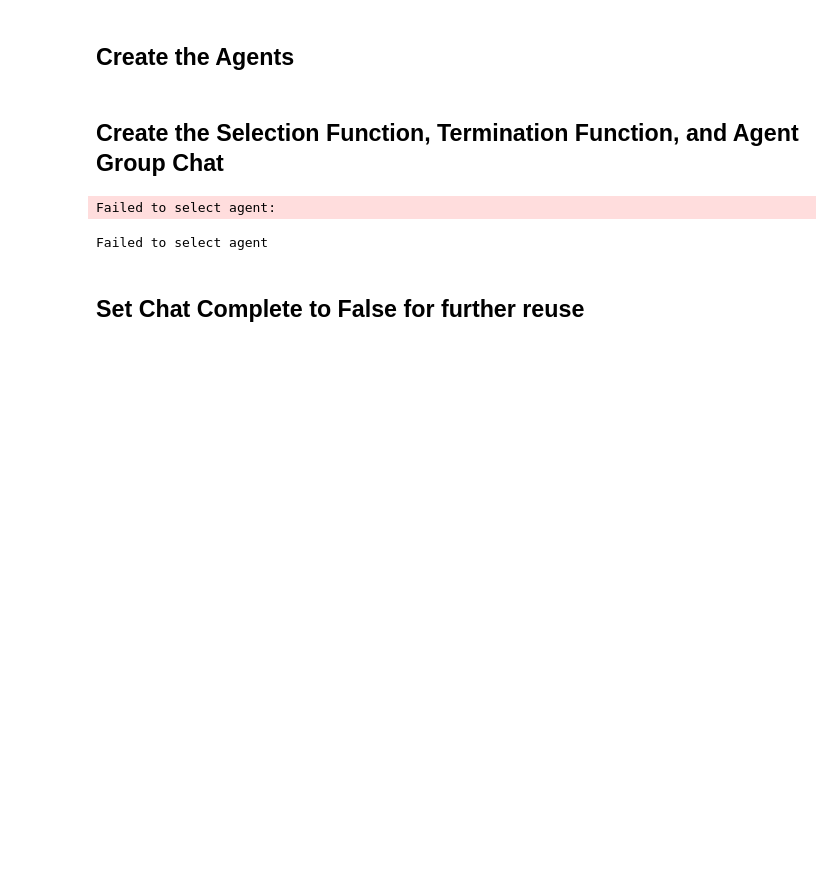
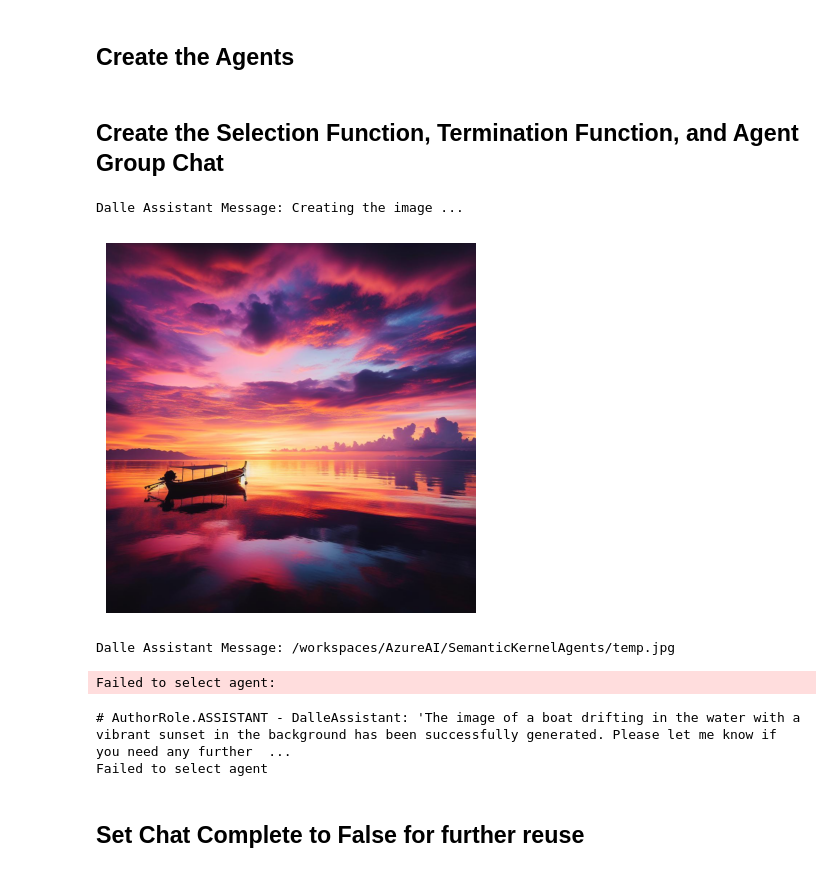
Before and after one commit to Campos03/AzureAI, a Jupyter notebook: SemanticKernelAgents/04_Sk-MultiAgentsAzure-OpenAIAgent.ipynb, the cells around one changed output. Drawn from its saved outputs; the diff is of its cells as text; code cells hidden in the pictures; blank space fills up the shorter version.

```diff
--- a/SemanticKernelAgents/04_Sk-MultiAgentsAzure-OpenAIAgent.ipynb
+++ b/SemanticKernelAgents/04_Sk-MultiAgentsAzure-OpenAIAgent.ipynb
@@ -214,37 +234,37 @@ selection_function = KernelFunctionFromPrompt(
         Choose only from these participants:
         - {DALLE_NAME}
         - {VISION_NAME}
+        - {MANAGER_NAME}
 
+        You will follow this sequence:
+        {DALLE_NAME} will generate an image based on the initial user prompt and display it for review.
+        {VISION_NAME} will analyze the image and provide a new prompt for {DALLE_NAME} to generate a new image based on the new prompt.
+        {MANAGER_NAME} will monitor the conversation between {DALLE_NAME} and {VISION_NAME} and count the number of conversations.
         {DALLE_NAME} will generate an image based on the {VISION_NAME} prompt and display it for review.
         {VISION_NAME} will analyze the image and provide a new prompt for {DALLE_NAME} to generate a new image based on the new prompt.
+        {MANAGER_NAME} will monitor the conversation between {DALLE_NAME} and {VISION_NAME} and count the number of conversations.
+        {DALLE_NAME} will generate an image based on the {VISION_NAME} prompt and display it for review.
+        {VISION_NAME} will analyze the image and provide a new prompt for {DALLE_NAME} to generate a new image based on the new prompt.
+        {MANAGER_NAME} will monitor the conversation between {DALLE_NAME} and {VISION_NAME} and count the number of conversations.
 
-        You will always follow this plan:
-        1. {DALLE_NAME} creates image
-        2. {VISION_NAME} analyzes images and creates a new prompt for {DALLE_NAME}
-        3. {DALLE_NAME} creates a new image based on the new prompt
-        4. {VISION_NAME} analyzes images and creates a new prompt for {DALLE_NAME}
-        5. {DALLE_NAME} creates a new image based on the new prompt
-        6. Process is completed.
-
-        Participants will not take more than one turn in a row. You will be penalized if you do not follow this plan.
+        No participant should take more than one turn in a row.
 
         History:
         {{{{$history}}}}
         """,
 )
 
-TERMINATION_KEYWORD = "yes"
 termination_function = KernelFunctionFromPrompt(
     function_name="termination",
     prompt=f"""
-        Once the  plan is completed, respond with the termination keyword: {TERMINATION_KEYWORD}
+        Determine if the conversation should be terminated based on the number of iterations.
+        If number of iterations is reached, respond with the termination keyword: {TERMINATION_KEYWORD}
         RESPONSE:
-        {{{{$history}}}}
-        """,
+        {{{{$history}}}}"""
 )
 
 chat = AgentGroupChat(
-    agents=[dalle_assistant_agent, vision_assistant_agent],
+    agents=[dalle_assistant_agent, vision_assistant_agent, manager_agent],
     selection_strategy=KernelFunctionSelectionStrategy(
         function=selection_function,
         kernel=_create_kernel_with_chat_completion("selection"),
@@ -253,7 +273,7 @@ chat = AgentGroupChat(
         history_variable_name="history"
     ),
     termination_strategy=KernelFunctionTerminationStrategy(
-        agents=[dalle_assistant_agent],
+        agents=[manager_agent],
         function=termination_function,
         kernel=_create_kernel_with_chat_completion("termination"),
         result_parser=lambda result: TERMINATION_KEYWORD in str(result.value[0]).lower(),
@@ -262,18 +282,20 @@ chat = AgentGroupChat(
     ),
 )
 # %%
-user_input = """
-Generate an image of a boat drifting in the water, with a sunset in the background.
-"""
+user_input = "Generate an image of a boat drifting in the water, with a sunset in the background."
 await chat.add_chat_message(ChatMessageContent(role=AuthorRole.USER, content=user_input))
 try:
     async for response in chat.invoke():
         print(f"# {response.role} - {response.name or '*'}: '{response.content}'")
 except Exception as e:
     print(e)
 # %% [output]
-Failed to select agent:
+Dalle Assistant Message: Creating the image ...
+[figure, added]
-Failed to select agent
+Dalle Assistant Message: /workspaces/AzureAI/SemanticKernelAgents/temp.jpg
+Failed to select agent:
+# AuthorRole.ASSISTANT - DalleAssistant: 'The image of a boat drifting in the water with a vibrant sunset in the background has been successfully generated. Please let me know if you need any further  ...
+Failed to select agent
 # %% [markdown]
 ## Set Chat Complete to False for further reuse
 # %%
```
Also changed, not shown: parts of 2 cells of this notebook, 4 other files.
